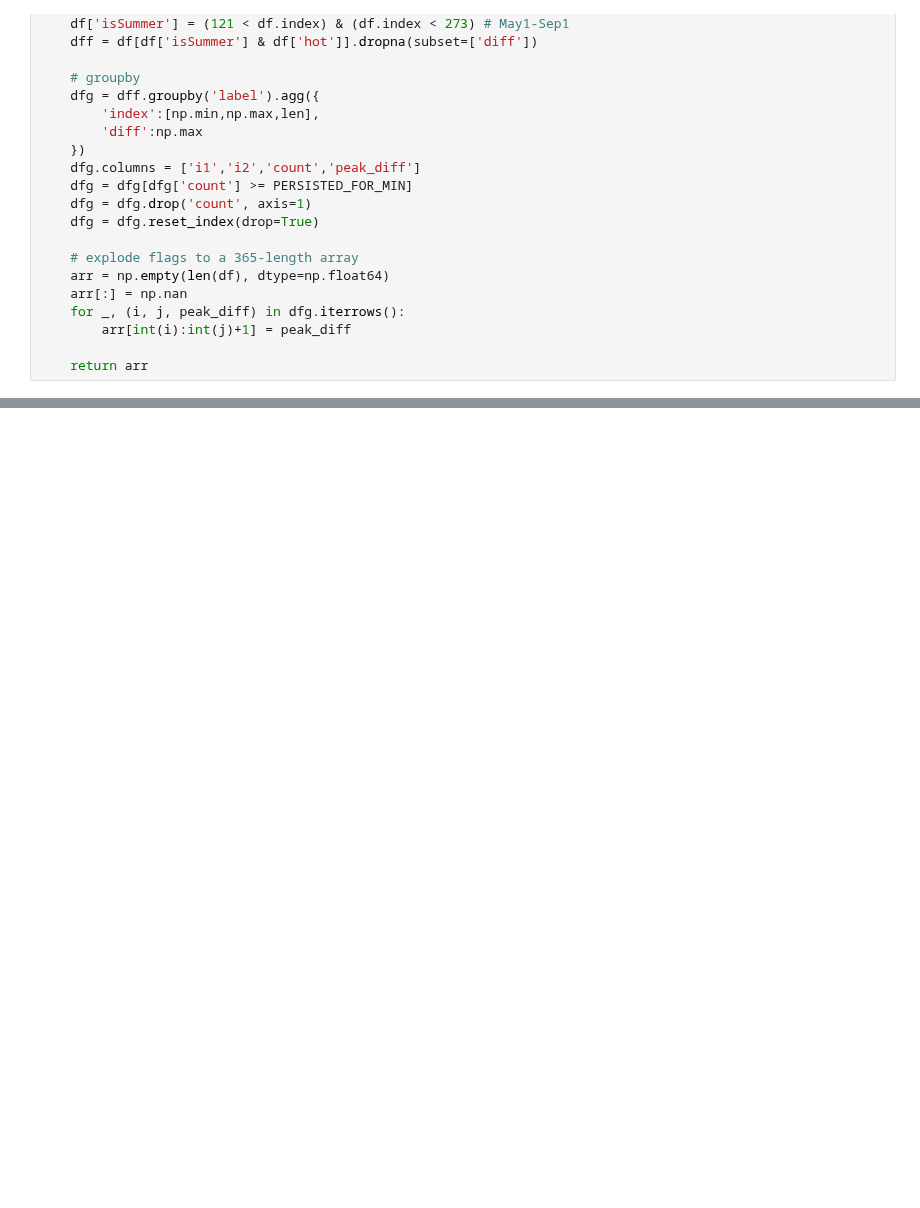
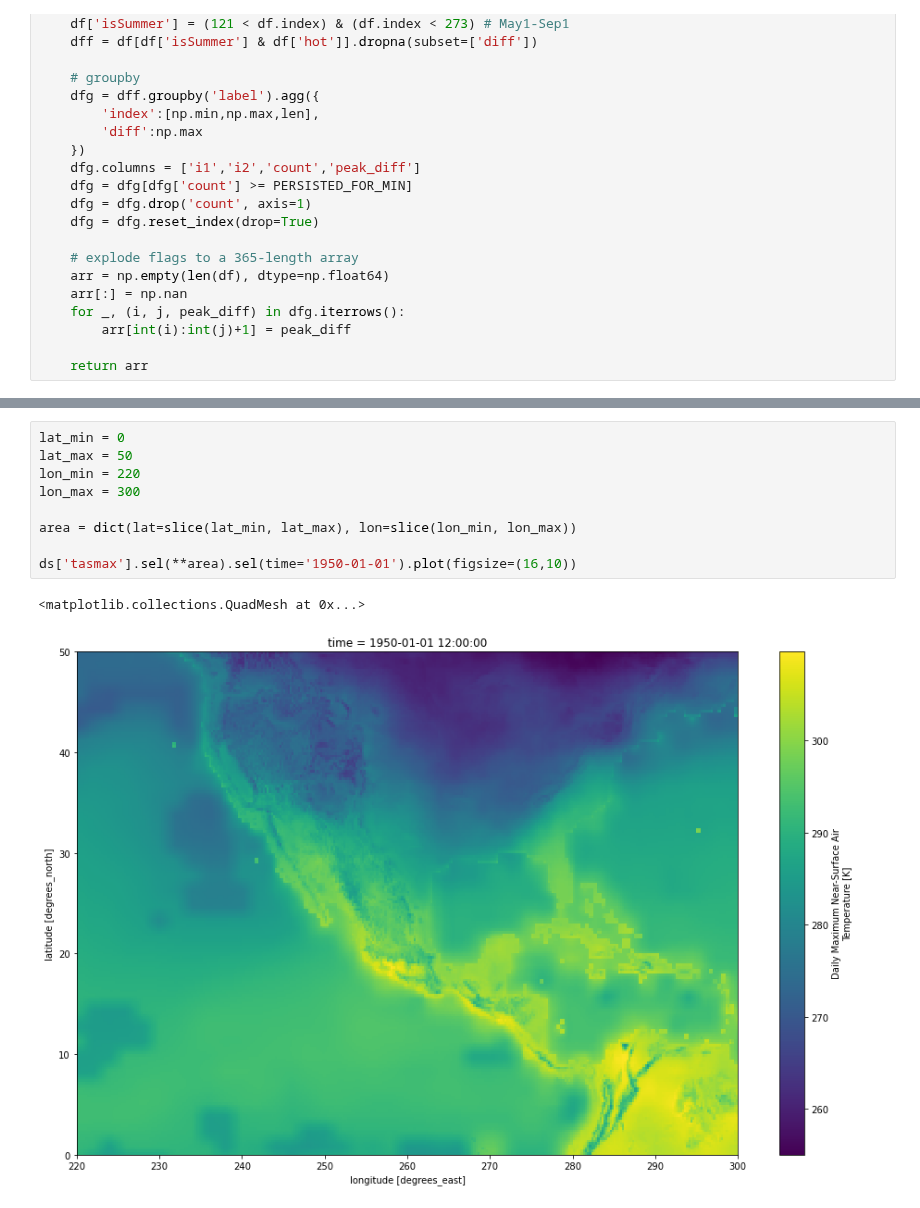
Before and after one commit to KorayKinik/heat-extremes-CMIP6, a Jupyter notebook: koray/Untitled7.ipynb, the cells around one changed output, grey strips where cells are left out. Drawn from its saved outputs; the diff is of its cells as text; blank space fills up the shorter version.

Commit message:
new heat-finder data processing pipeline - for a given slice

```diff
--- a/koray/Untitled7.ipynb
+++ b/koray/Untitled7.ipynb
@@ -222,0 +274,12 @@ started..
+# %%
+lat_min = 0
+lat_max = 50
+lon_min = 220
+lon_max = 300
+
+area = dict(lat=slice(lat_min, lat_max), lon=slice(lon_min, lon_max))
+
+ds['tasmax'].sel(**area).sel(time='1950-01-01').plot(figsize=(16,10))
+# %% [output]
+<matplotlib.collections.QuadMesh at 0x...>
+[figure, added]
```
Also changed, not shown: parts of 7 cells of this notebook.
